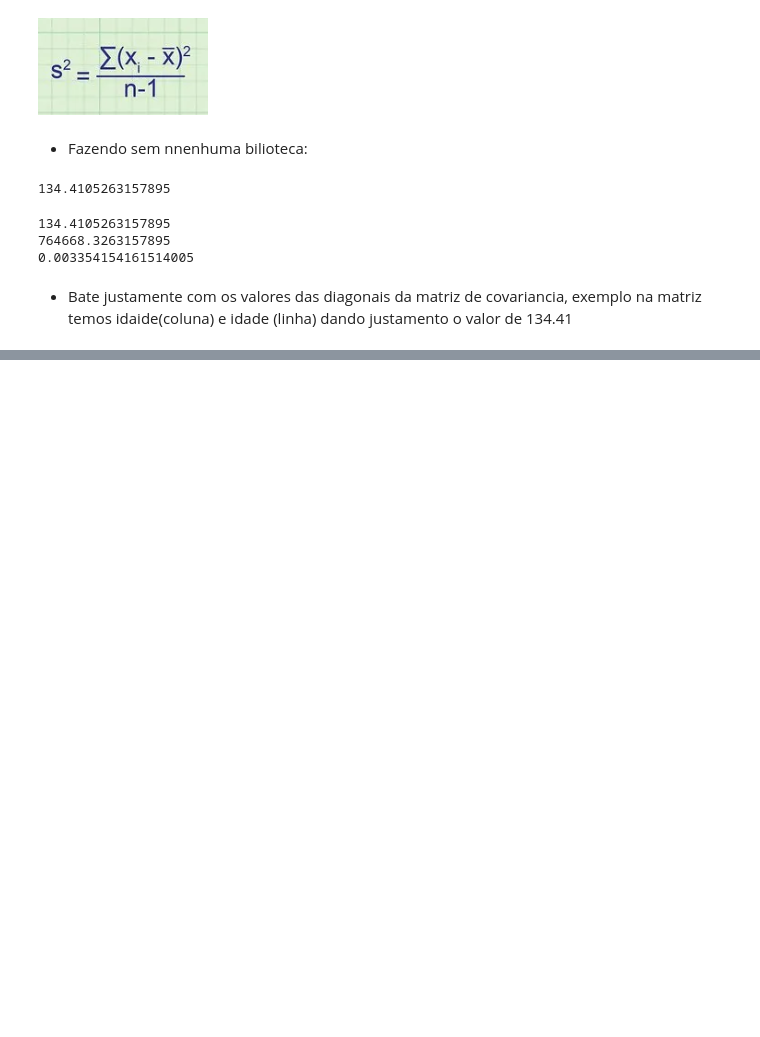
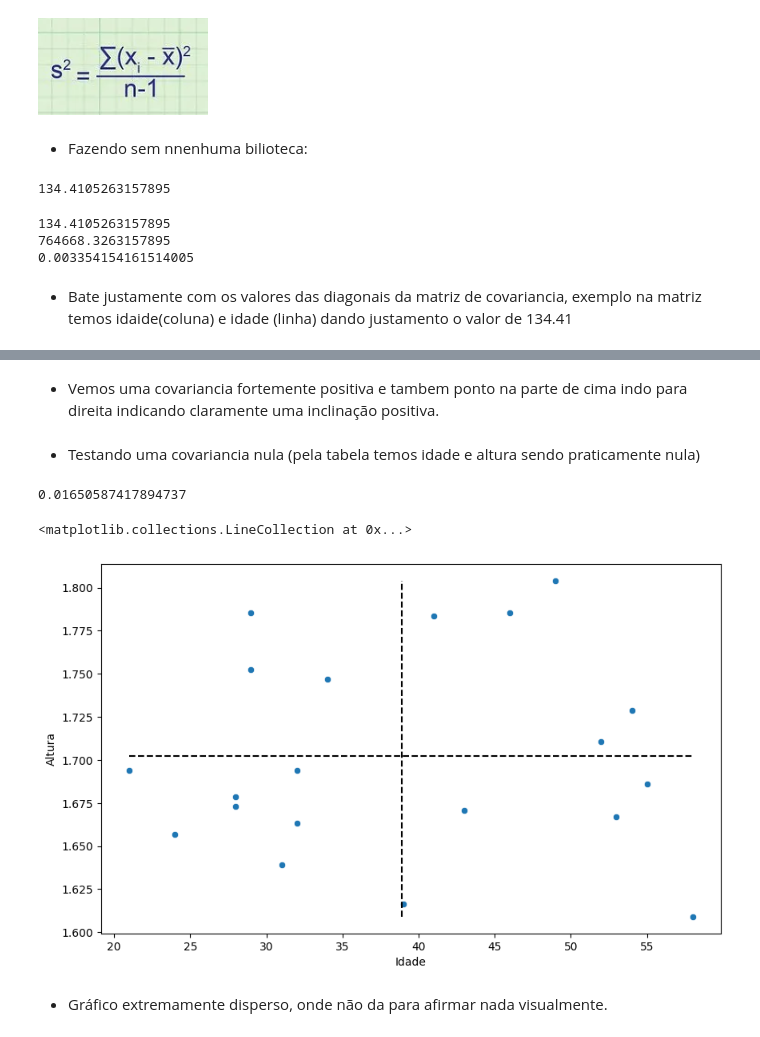
Before and after one commit to JonasSouza871/Machine-Learning-Statistics-Studies, a Jupyter notebook: Correlação_e_Regressão.ipynb, the cells around one changed output, grey strips where cells are left out. Drawn from its saved outputs; the diff is of its cells as text; code cells hidden in the pictures; blank space fills up the shorter version.

```diff
--- a/Correlação_e_Regressão.ipynb
+++ b/Correlação_e_Regressão.ipynb
@@ -288,0 +332,20 @@ print(amostra.Altura.var())
+# %% [markdown]
+- Vemos uma covariancia fortemente positiva e tambem ponto na parte de cima indo para direita indicando claramente uma inclinação positiva.
+# %% [markdown]
+- Testando uma covariancia nula (pela tabela temos idade e altura sendo praticamente nula)
+# %%
+x = amostra.Idade
+y = amostra.Altura
+covariancia = np.cov(x,y)[0][1]
+print(covariancia)
+
+ax = sns.scatterplot(x=x, y=y)
+ax.figure.set_size_inches(10, 6)
+ax.hlines(y = y.mean(), xmin = x.min(), xmax = x.max(), colors='black', linestyles='dashed')
+ax.vlines(x = x.mean(), ymin = y.min(), ymax = y.max(), colors='black', linestyles='dashed')
+# %% [output]
+0.01650587417894737
+<matplotlib.collections.LineCollection at 0x...>
+[figure, added]
+# %% [markdown]
+- Gráfico extremamente disperso, onde não da para afirmar nada visualmente.
```
Also changed, not shown: parts of 9 cells of this notebook.
